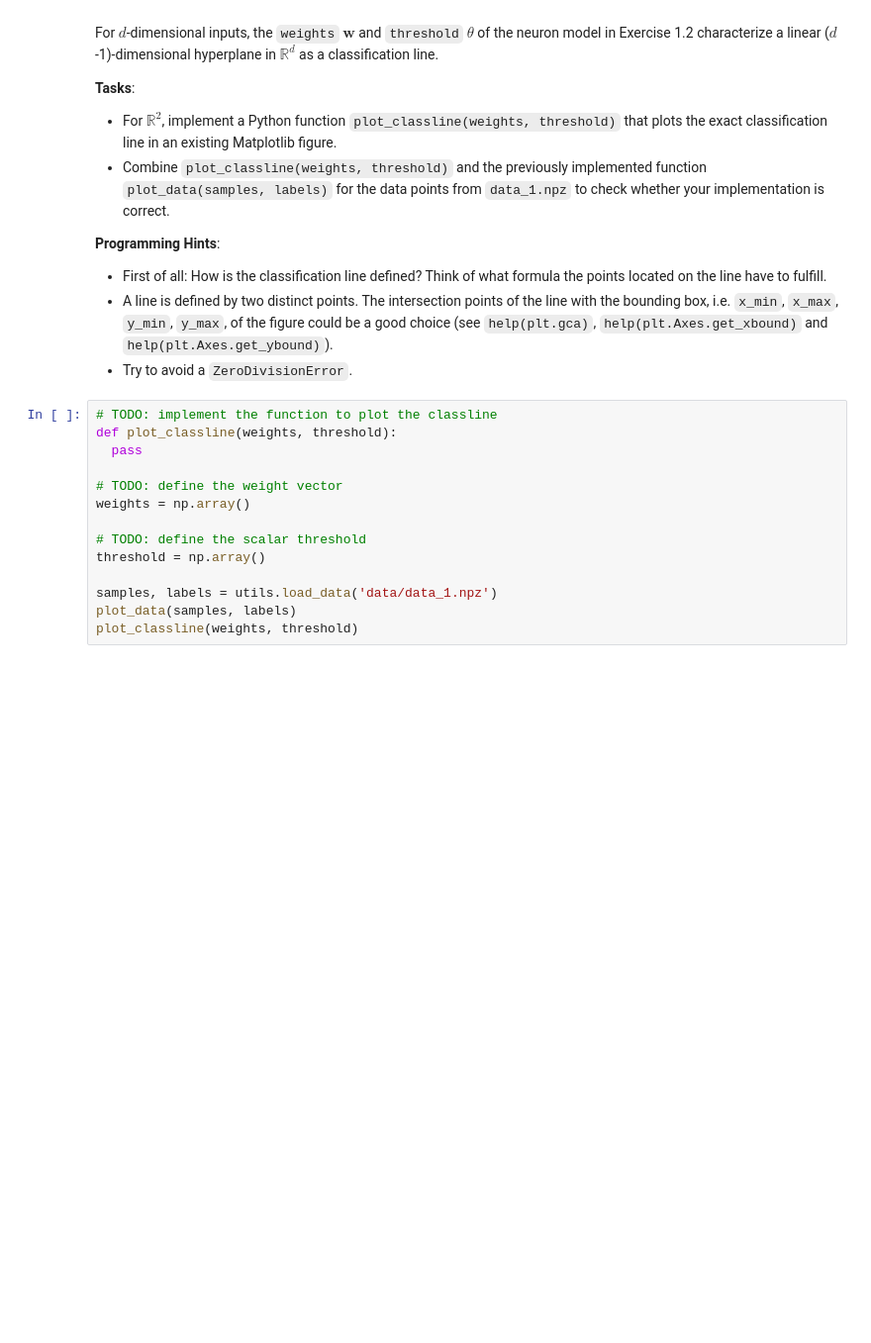
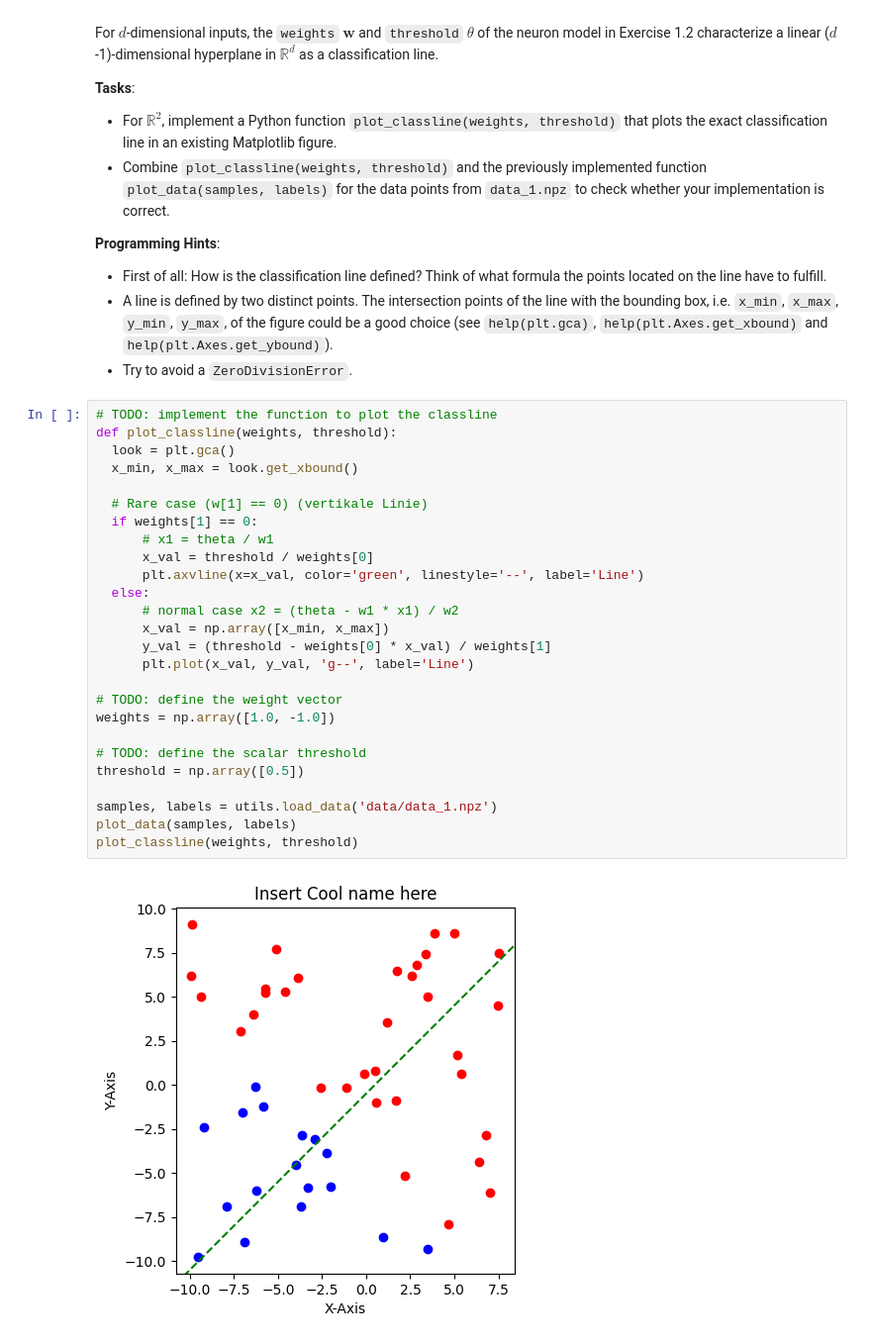
Before and after one commit to Hendrik3303/Uni, a Jupyter notebook: exercise_1.ipynb, the cells around one changed output. Shown: that part at 99% size. Saved outputs shown, nothing was run; the diff lists cells and outputs as text; blank space fills up the shorter version.

```diff
--- a/exercise_1.ipynb
+++ b/exercise_1.ipynb
@@ -147,14 +145,28 @@ For $d$-dimensional inputs, the `weights` $\boldsymbol{w}$ and `threshold` $\the
 # %%
 # TODO: implement the function to plot the classline
 def plot_classline(weights, threshold):
-  pass
+  look = plt.gca()
+  x_min, x_max = look.get_xbound()
+
+  # Rare case (w[1] == 0) (vertikale Linie)
+  if weights[1] == 0:
+      # x1 = theta / w1
+      x_val = threshold / weights[0]
+      plt.axvline(x=x_val, color='green', linestyle='--', label='Line')
+  else:
+      # normal case x2 = (theta - w1 * x1) / w2
+      x_val = np.array([x_min, x_max])
+      y_val = (threshold - weights[0] * x_val) / weights[1]
+      plt.plot(x_val, y_val, 'g--', label='Line')
 
 # TODO: define the weight vector
-weights = np.array()
+weights = np.array([1.0, -1.0])
 
 # TODO: define the scalar threshold
-threshold = np.array()
+threshold = np.array([0.5])
 
 samples, labels = utils.load_data('data/data_1.npz')
 plot_data(samples, labels)
 plot_classline(weights, threshold)
+# %% [output]
+[figure, added]
```
Also changed, not shown: parts of 3 cells of this notebook.
